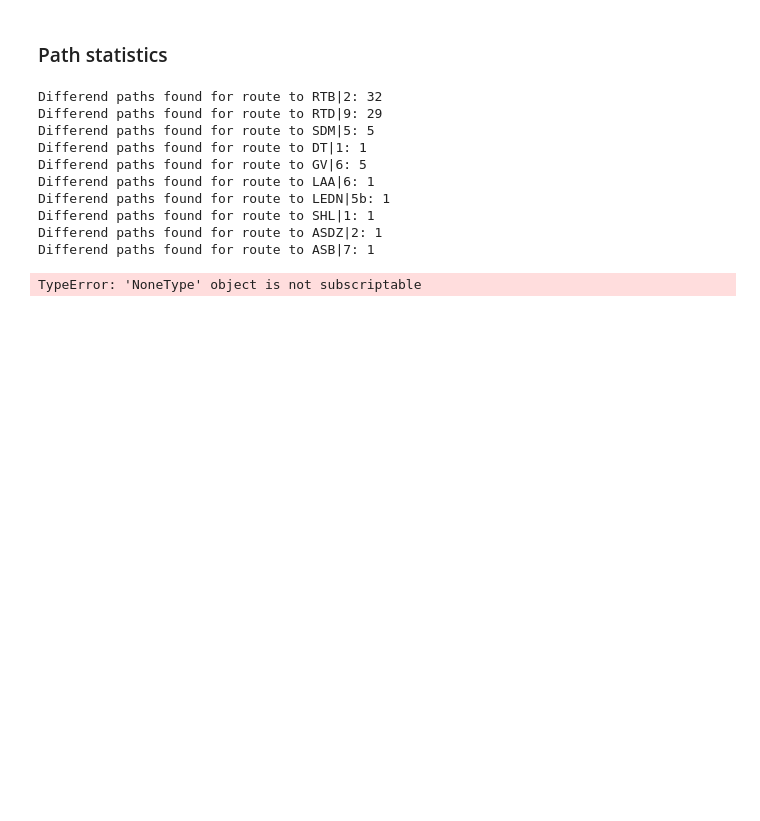
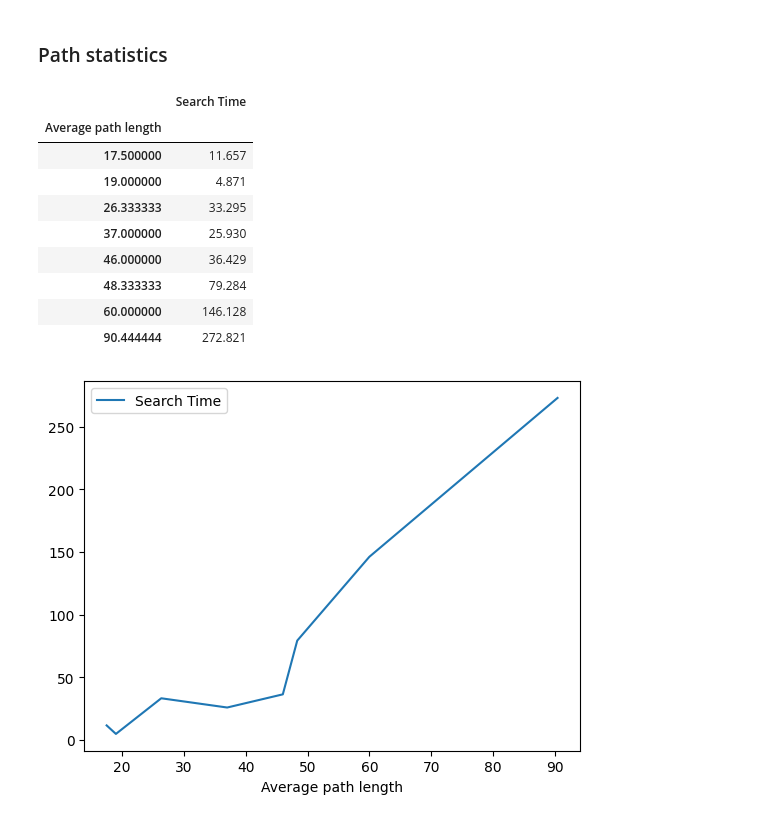
Before and after one commit to GoodGuyMe/delay-replanning-slack, a Jupyter notebook: experiments/runtime.ipynb, the cells around one changed output. Saved outputs shown, nothing was run; the diff lists cells and outputs as text; code cells hidden in the pictures; blank space fills up the shorter version.

```diff
--- a/experiments/runtime.ipynb
+++ b/experiments/runtime.ipynb
@@ -274,17 +283,18 @@ delays trains: {}
 # %% [markdown]
 ### Path statistics
 # %%
-for exp in experiments:
-    print(f"Differend paths found for {exp.metadata['label']}: {sum(exp.results[2].values())}")
+path_df = pd.DataFrame({exp.metadata["label"]: np.mean([len(path.split(";")) for path in exp.results[2]]) for exp in experiments if exp.results}, index=["Average path length"]).transpose()
+path_df.join(time_df["Search Time"]).set_index("Average path length").plot()
+path_df.join(time_df["Search Time"]).set_index("Average path length")
 # %% [output]
-Differend paths found for route to RTB|2: 32
-Differend paths found for route to RTD|9: 29
-Differend paths found for route to SDM|5: 5
-Differend paths found for route to DT|1: 1
-Differend paths found for route to GV|6: 5
-Differend paths found for route to LAA|6: 1
-Differend paths found for route to LEDN|5b: 1
-Differend paths found for route to SHL|1: 1
-Differend paths found for route to ASDZ|2: 1
-Differend paths found for route to ASB|7: 1
-TypeError: 'NoneType' object is not subscriptable
+|  | Search Time |
+| Average path length |  |
+| 17.500000 | 11.657 |
+| 19.000000 | 4.871 |
+| 26.333333 | 33.295 |
+| 37.000000 | 25.930 |
+| 46.000000 | 36.429 |
+| 48.333333 | 79.284 |
+| 60.000000 | 146.128 |
+| 90.444444 | 272.821 |
+[figure, added]
```
Also changed, not shown: parts of 6 cells of this notebook, 15 other files.
